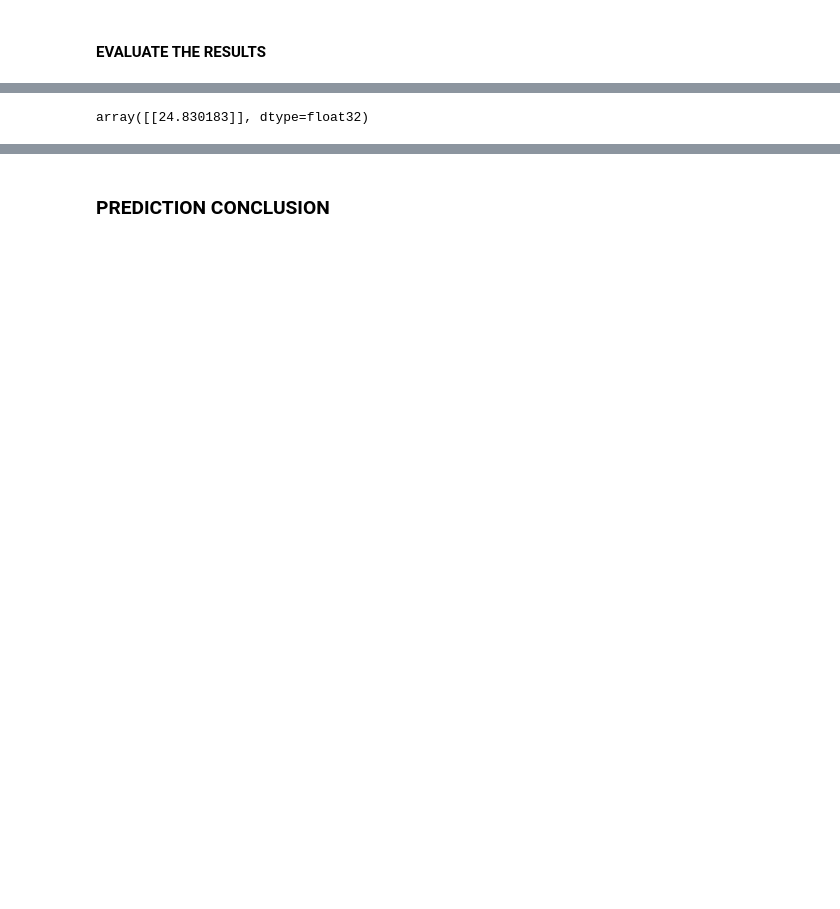
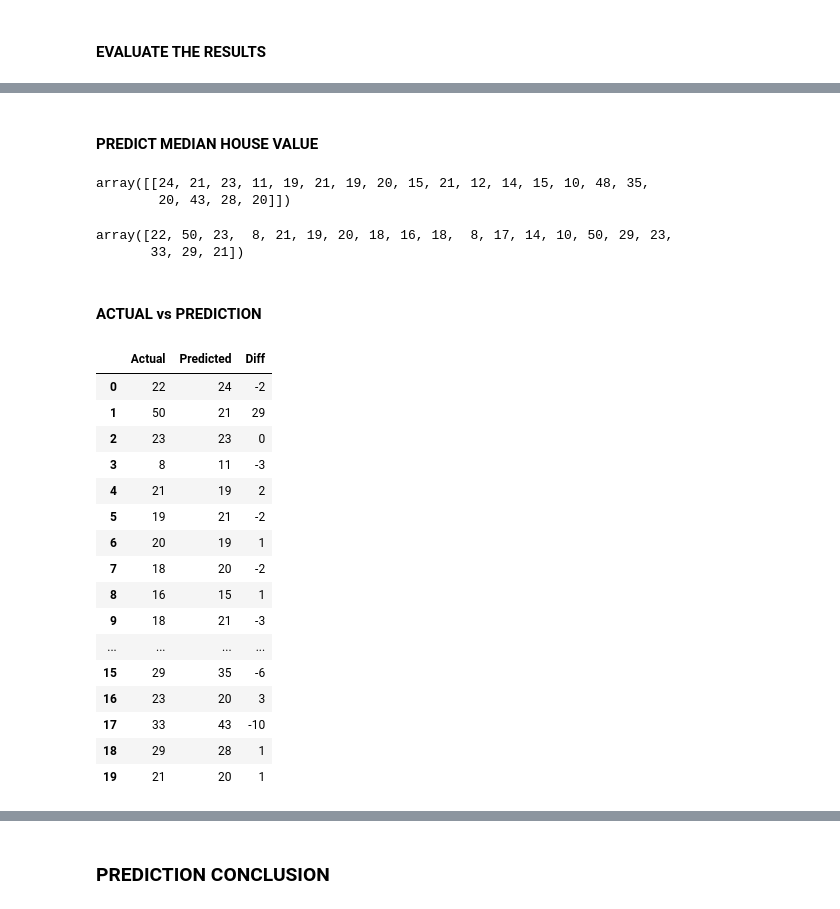
Before and after one commit to pjmeehan/MLS-Project, a Jupyter notebook: MLS Project 2019.ipynb, the cells around one changed output, grey strips where cells are left out. Drawn from its saved outputs; the diff is of its cells as text; code cells hidden in the pictures; blank space fills up the shorter version.

```diff
--- a/MLS Project 2019.ipynb
+++ b/MLS Project 2019.ipynb
@@ -441,6 +456,53 @@ Epoch 100/100
+# %% [markdown]
+#### PREDICT MEDIAN HOUSE VALUE
 # %%
 #m.predict(xtest)
-p = m.predict(xtest)[:1]
+p = m.predict(xtest)[0:20].astype(int).T
 p
 # %% [output]
-array([[24.830183]], dtype=float32)
+array([[24, 21, 23, 11, 19, 21, 19, 20, 15, 21, 12, 14, 15, 10, 48, 35,
+        20, 43, 28, 20]])
+# %%
+# convert results into matrix
+# https://web.microsoftstream.com/video/14ffd8b4-9601-4098-b406-95c33105635f (9)
+
+yt = ytest.as_matrix()[0:20].astype(int)
+
+yt
+# %% [output]
+array([22, 50, 23,  8, 21, 19, 20, 18, 16, 18,  8, 17, 14, 10, 50, 29, 23,
+       33, 29, 21])
+# %% [markdown]
+#### ACTUAL vs PREDICTION
+# %%
+# copy and paste the results of p and yt, where y1 = p and y2 = yt.
+
+y1 = [24, 21, 23, 11, 19, 21, 19, 20, 15, 21, 12, 14, 15, 10, 48, 35, 20, 43, 28, 20]
+y2= [22, 50, 23,  8, 21, 19, 20, 18, 16, 18,  8, 17, 14, 10, 50, 29, 23, 33, 29, 21]
+
+
+# create dataframes to be able to calculate the differnce between our actual house price and our predicted house price.
+
+df1 = pd.DataFrame({'Actual':y2, 'Predicted':y1})
+y3 = df1['Actual'] - df1['Predicted']
+df2 = pd.DataFrame({'Actual':y2, 'Predicted':y1, 'Diff':y3})
+df3 = df2.head(20)
+df3
+# %% [output]
+|  | Actual | Predicted | Diff |
+| 0 | 22 | 24 | -2 |
+| 1 | 50 | 21 | 29 |
+| 2 | 23 | 23 | 0 |
+| 3 | 8 | 11 | -3 |
+| 4 | 21 | 19 | 2 |
+| 5 | 19 | 21 | -2 |
+| 6 | 20 | 19 | 1 |
+| 7 | 18 | 20 | -2 |
+| 8 | 16 | 15 | 1 |
+| 9 | 18 | 21 | -3 |
+| ... | ... | ... | ... |
+| 15 | 29 | 35 | -6 |
+| 16 | 23 | 20 | 3 |
+| 17 | 33 | 43 | -10 |
+| 18 | 29 | 28 | 1 |
+| 19 | 21 | 20 | 1 |
```
Also changed, not shown: parts of 28 cells of this notebook.
